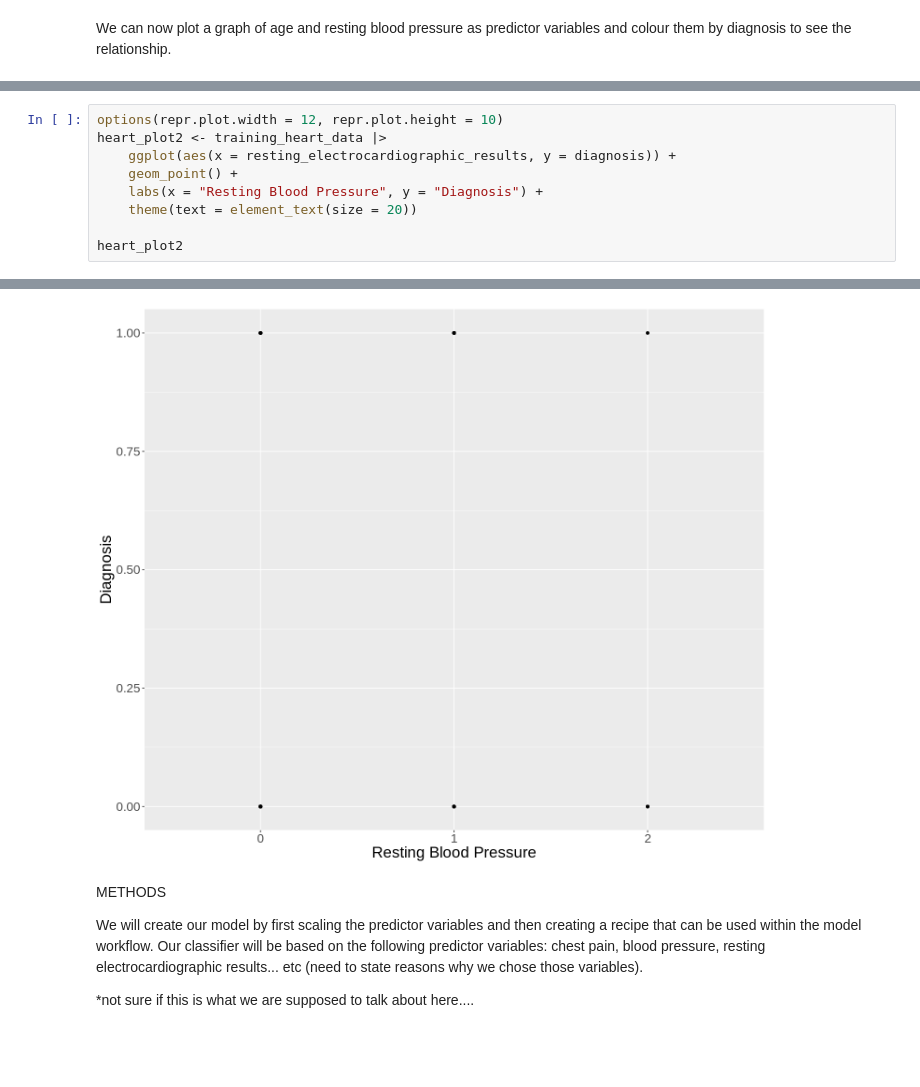
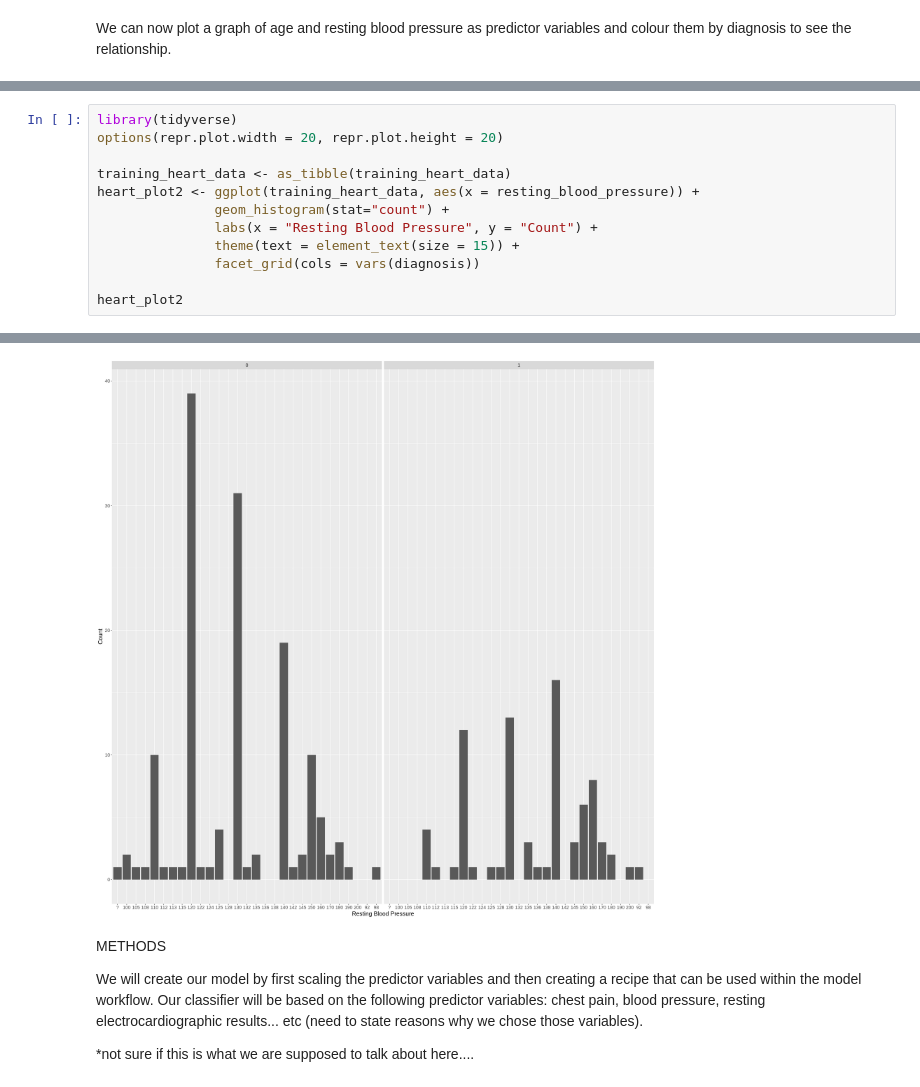
Before and after one commit to julieklipp/Project-Proposal, a Jupyter notebook: Project Proposal.ipynb, the cells around one changed output, grey strips where cells are left out. Saved outputs shown, nothing was run; the diff lists cells and outputs as text; blank space fills up the shorter version.

```diff
--- a/Project Proposal.ipynb
+++ b/Project Proposal.ipynb
@@ -150,10 +156,13 @@ heart_plot1
 # %%
-options(repr.plot.width = 12, repr.plot.height = 10)
-heart_plot2 <- training_heart_data |>
-    ggplot(aes(x = resting_electrocardiographic_results, y = diagnosis)) +
-    geom_point() +
-    labs(x = "Resting Blood Pressure", y = "Diagnosis") +
-    theme(text = element_text(size = 20))
+library(tidyverse)
+options(repr.plot.width = 20, repr.plot.height = 20)
+
+training_heart_data <- as_tibble(training_heart_data)
+heart_plot2 <- ggplot(training_heart_data, aes(x = resting_blood_pressure)) +
+               geom_histogram(stat="count") +
+               labs(x = "Resting Blood Pressure", y = "Count") +
+               theme(text = element_text(size = 15)) +
+               facet_grid(cols = vars(diagnosis))
 
 heart_plot2
 # %% [output]
@@ -160,4 +171,4 @@ heart_plot2
-[figure, old version]
+[figure, new version]
 # %% [markdown]
 METHODS
 
```
Also changed, not shown: parts of 3 cells of this notebook.
